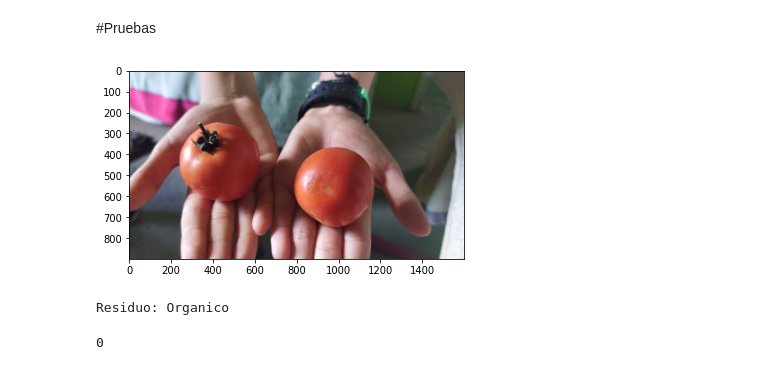
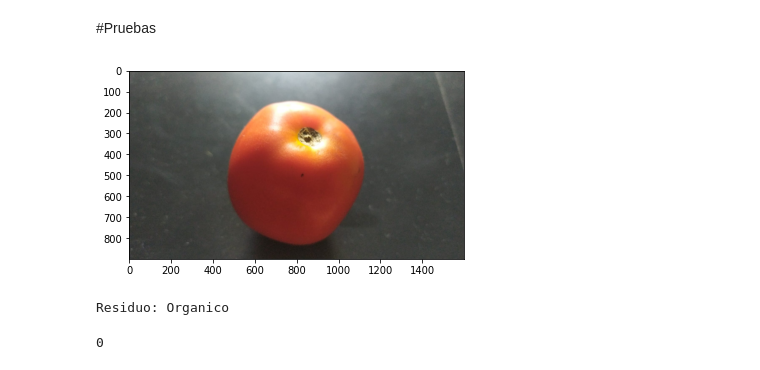
Before and after one commit to Jeffield97/Clasificador, a Jupyter notebook: Proyecto.ipynb, the cells around one changed output. Cells and saved outputs as stored; diff of their text form; code cells hidden in the pictures.

```diff
--- a/Proyecto.ipynb
+++ b/Proyecto.ipynb
@@ -129,36 +129,34 @@ plt.show()
 import numpy as np
 from keras.preprocessing.image import load_img, img_to_array
 from keras.models import load_model
 import matplotlib.pyplot as plt
 import matplotlib.image as img
 
 longitud, altura = 256, 256
 modelo = 'cnn.model.best.hdf5'
 cnn = load_model(modelo)
 
 def predict(file):
 
   image = img.imread(file)
   plt.imshow(image, cmap=None)
   plt.show()
 
   x = load_img(file, target_size=(longitud, altura))
   x = img_to_array(x)
   x = np.expand_dims(x, axis=0)
   array = cnn.predict(x)
   result = array[0]
   answer = np.argmax(result)
   if answer == 0:
     print("Residuo: Organico")
   elif answer == 1:
     print("Residuo: Inorganico")
 
   return answer
 
-#predict('./drive/MyDrive/BDC/DATASET/UPLOADED/tom.jpg')
-predict('./drive/MyDrive/BDC/DATASET/UPLOADED/tom.jpg')
-#predict('./drive/MyDrive/BDC/DATASET/UPLOADED/tomatodo.jpg')
+predict('./drive/MyDrive/BDC/DATASET/UPLOADED/tom2.jpg')
 # %% [output]
-[figure, old version]
+[figure, new version]
 Residuo: Organico
 0
```
